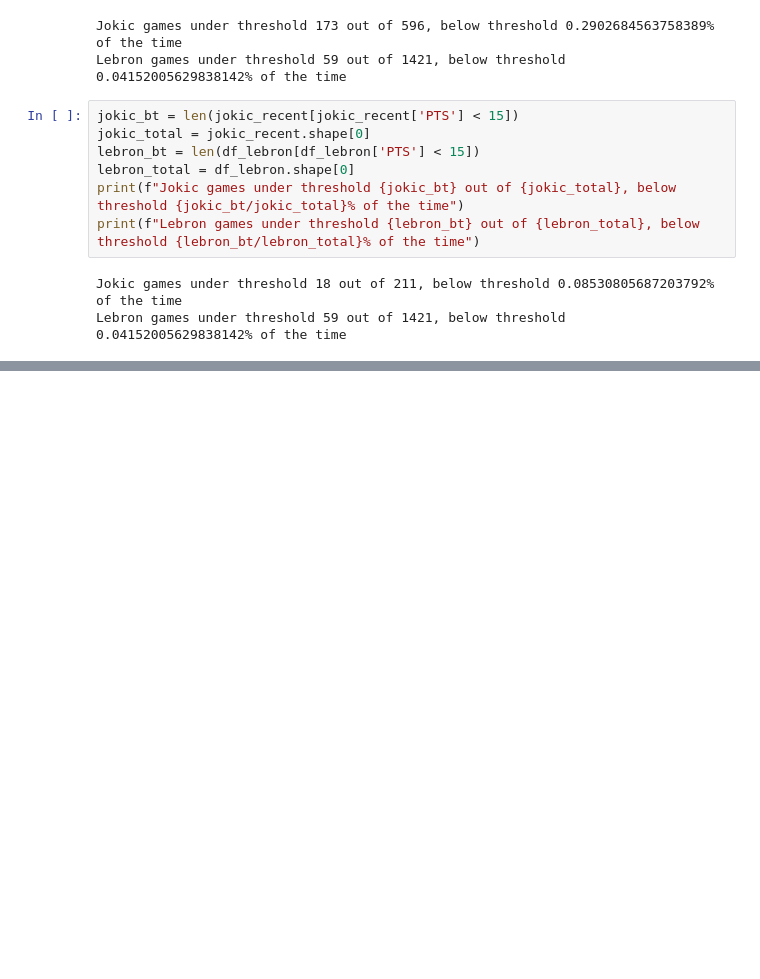
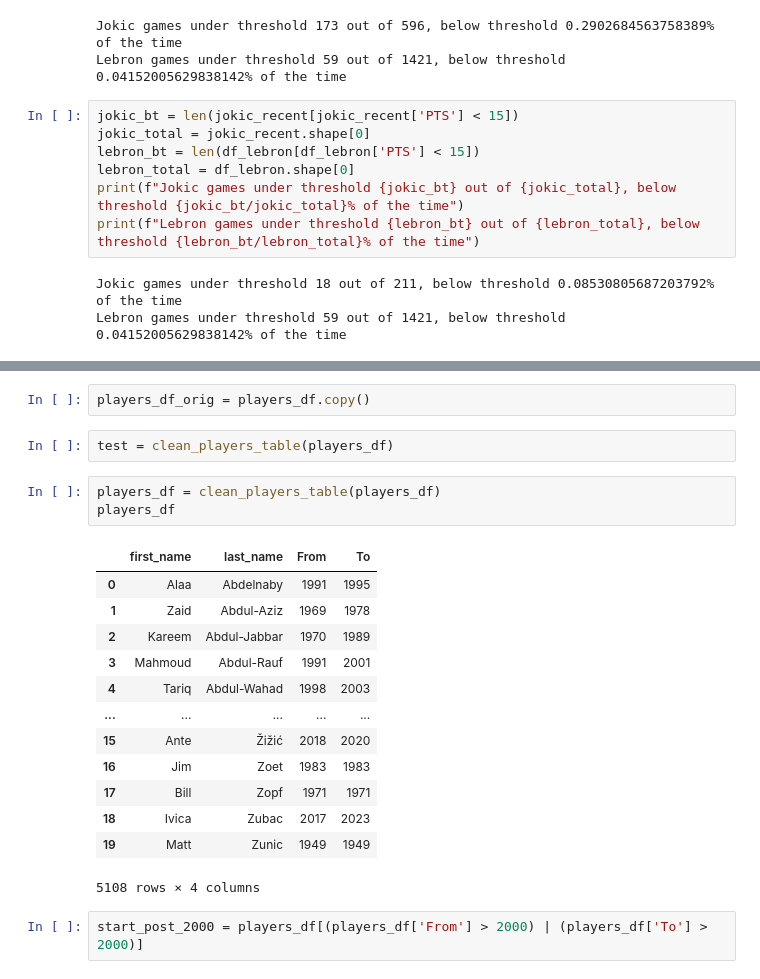
Before and after one commit to ericbackman/nba_data_scraper, a Jupyter notebook: player_game_log_scraping.ipynb, the cells around one changed output, grey strips where cells are left out. Drawn from its saved outputs; the diff is of its cells as text; blank space fills up the shorter version.

```diff
--- a/player_game_log_scraping.ipynb
+++ b/player_game_log_scraping.ipynb
@@ -261,0 +338,23 @@ Lebron games under threshold 59 out of 1421, below threshold 0.04152005629838142
+# %%
+players_df_orig = players_df.copy()
+# %%
+test = clean_players_table(players_df)
+# %%
+players_df = clean_players_table(players_df)
+players_df
+# %% [output]
+|  | first_name | last_name | From | To |
+| 0 | Alaa | Abdelnaby | 1991 | 1995 |
+| 1 | Zaid | Abdul-Aziz | 1969 | 1978 |
+| 2 | Kareem | Abdul-Jabbar | 1970 | 1989 |
+| 3 | Mahmoud | Abdul-Rauf | 1991 | 2001 |
+| 4 | Tariq | Abdul-Wahad | 1998 | 2003 |
+| ... | ... | ... | ... | ... |
+| 15 | Ante | Žižić | 2018 | 2020 |
+| 16 | Jim | Zoet | 1983 | 1983 |
+| 17 | Bill | Zopf | 1971 | 1971 |
+| 18 | Ivica | Zubac | 2017 | 2023 |
+| 19 | Matt | Zunic | 1949 | 1949 |
+5108 rows × 4 columns
+# %%
+start_post_2000 = players_df[(players_df['From'] > 2000) | (players_df['To'] > 2000)]
```
Also changed, not shown: parts of 7 cells of this notebook, 1 other file.
